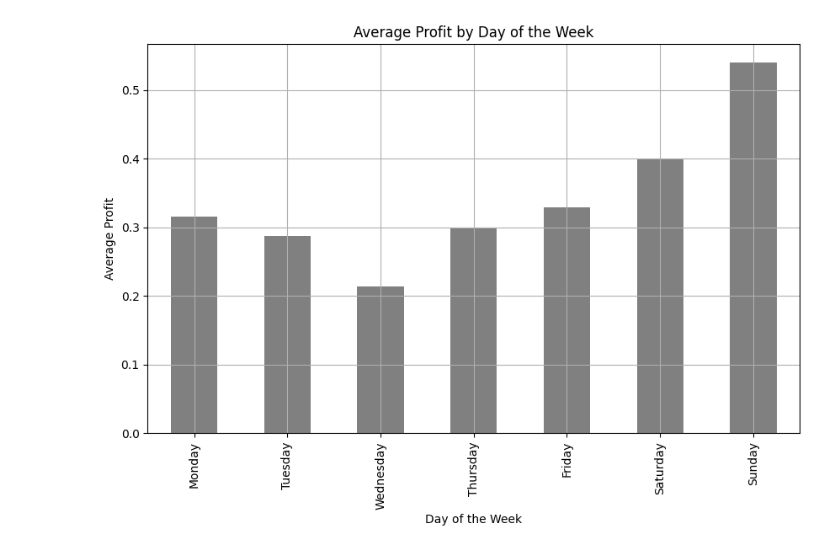
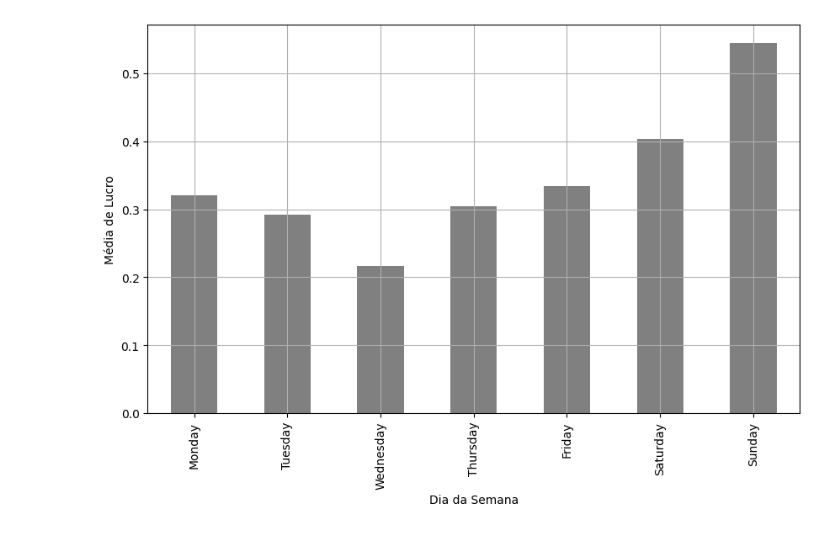
Before and after one commit to mauriciobenjamin700/8-periodo, a Jupyter notebook: sistemas-inteligentes/class/2024-10-23/views.ipynb, the cells around one changed output. Cells and saved outputs as stored; diff of their text form; code cells hidden in the pictures.

```diff
--- a/sistemas-inteligentes/class/2024-10-23/views.ipynb
+++ b/sistemas-inteligentes/class/2024-10-23/views.ipynb
@@ -45,18 +45,18 @@ plt.show()
 # %%
 # Gráfico de barras do lucro médio por dia da semana
 days = ['Monday', 'Tuesday', 'Wednesday', 'Thursday', 'Friday', 'Saturday', 'Sunday']
+dias = ["Segunda", "Terça", "Quarta", "Quinta", "Sexta", "Sábado", "Domingo"]
 mean_profit_by_day = df[days].multiply(df['profit'], axis=0).mean()
 
 plt.figure(figsize=(10,6))
 mean_profit_by_day.plot(kind='bar', color='gray')
-plt.title('Average Profit by Day of the Week')
-plt.ylabel('Average Profit')
-plt.xlabel('Day of the Week')
+plt.ylabel('Média de Lucro')
+plt.xlabel('Dia da Semana')
 plt.grid(True)
 plt.savefig('profit per week.png')
 plt.show()
 # %% [output]
-[figure, old version]
+[figure, new version]
 # %%
 # Boxplot do lucro em relação aos meses do ano
 months = ['January', 'February', 'March', 'April', 'May', 'June', 'July', 'August', 'September', 'October', 'November', 'December']
```
Also changed, not shown: parts of 5 cells of this notebook, 7 other files.
